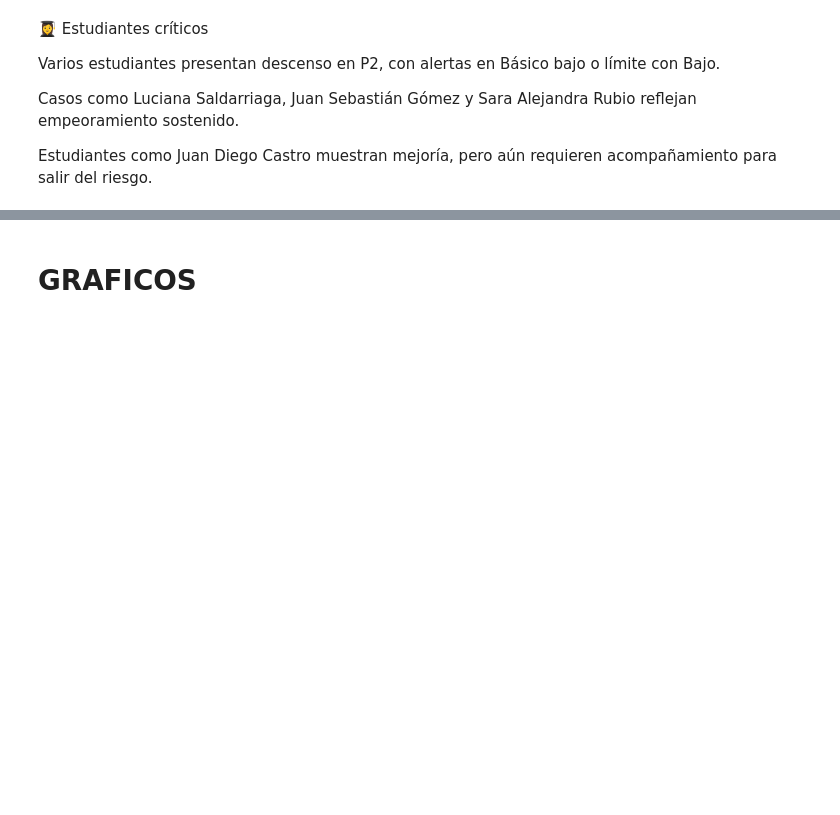
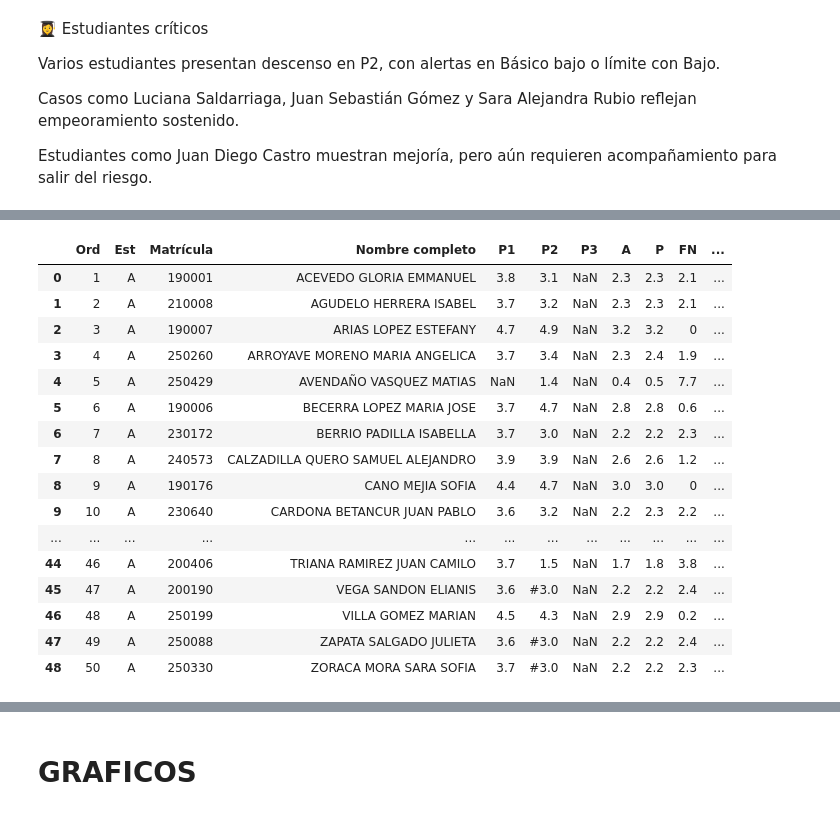
Before and after one commit to lcgalans2024/Notas_Master, a Jupyter notebook: jn_pruebas.ipynb, the cells around one changed output, grey strips where cells are left out. Saved outputs shown, nothing was run; the diff lists cells and outputs as text; code cells hidden in the pictures; blank space fills up the shorter version.

```diff
--- a/jn_pruebas.ipynb
+++ b/jn_pruebas.ipynb
@@ -658,0 +972,91 @@ Citación a acudientes de estudiantes en Bajo y Básico repetitivo.
+# %%
+def procesar_consolidados2(df):
+    # Eliminar columnas completamente vacías
+    df_clean = df.dropna(axis=1, how='all')
+
+    # Eliminar filas completamente vacías
+    df_clean = df_clean.dropna(axis=0, how='all')
+
+    # reindexar las columnas
+    df_clean.columns = range(df_clean.shape[1])
+
+    # Obtener el indice de la fila de encabezados
+    idx_head = df_clean[df_clean.iloc[:, 0] == 'Ord'].index[0]
+
+    # Eliminar primeras filas
+    df_clean = df_clean.drop(axis=0,index=range(df_clean.index[0],idx_head))
+
+    # resetear el indice
+    df_clean.reset_index(drop=True,inplace=True)
+
+    # Hacer primera fila encabezados
+    df_clean.columns = df_clean.iloc[0]
+
+    # renombramos de la columa 4 a la 9
+    df_clean.columns.values[4:10] = ['P1', 'P2', 'P3', 'A', 'P', 'FN']
+
+    # Eliminar primeras filas
+    df_clean = df_clean.drop(axis=0,index=range(0,3))
+
+    # Eliminar tres ultimas filas
+    df_clean = df_clean.iloc[:-3]
+
+    # Eliminar ultimas columnas
+    #df_clean = df_clean.iloc[:,:-3]
+
+    # Filtrar por 'Est' activo
+    df_clean = df_clean[df_clean.Est != 'C']
+
+    # resetear el indice
+    df_clean.reset_index(drop=True,inplace=True)
+
+    # Remplazar nan en Est por Activo (A)
+    df_clean['Est'] = df_clean['Est'].fillna('A')
+
+    df_clean["Matrícula"] = df_clean.Matrícula.astype(str)
+
+    df_clean.loc[df_clean.P1.str.contains('#'), 'ESTADO_P1'] = "S"
+    df_clean.P1 = df_clean.P1.str.replace('#', '', regex=False)
+    df_clean.loc[df_clean.P2.str.contains('#'), 'ESTADO_P2'] = "S"
+    df_clean.P2 = df_clean.P2.str.replace('#', '', regex=False)
+
+    df_clean.P1 = df_clean.P1.astype(float)
+    df_clean.loc[df_clean.P1 < 3.0, 'ESTADO_P1'] = "R"
+    df_clean.loc[(df_clean.P1 >= 3.0) & (df_clean.ESTADO_P1 != 'S'), 'ESTADO_P1'] = "G"
+
+    df_clean.P2 = df_clean.P2.astype(float)
+    df_clean.loc[df_clean.P2 < 3.0, 'ESTADO_P2'] = "R"
+    df_clean.loc[(df_clean.P2 >= 3.0) & (df_clean.ESTADO_P2 != 'S'), 'ESTADO_P2'] = "G"
+
+    # Seleccionar columnas de interes
+    df_clean = df_clean[[
+        'Ord',
+        'Est',
+        'Matrícula',
+        'Nombre completo',
+        'P1',
+        'ESTADO_P1',
+        'P2',
+        'ESTADO_P2'
+        #,'P3'
+    ]]
+
+    return df_clean
+# %% [output]
+|  | Ord | Est | Matrícula | Nombre completo | P1 | P2 | P3 | A | P | FN | ... |
+| 0 | 1 | A | 190001 | ACEVEDO GLORIA EMMANUEL | 3.8 | 3.1 | NaN | 2.3 | 2.3 | 2.1 | ... |
+| 1 | 2 | A | 210008 | AGUDELO HERRERA ISABEL | 3.7 | 3.2 | NaN | 2.3 | 2.3 | 2.1 | ... |
+| 2 | 3 | A | 190007 | ARIAS LOPEZ ESTEFANY | 4.7 | 4.9 | NaN | 3.2 | 3.2 | 0 | ... |
+| 3 | 4 | A | 250260 | ARROYAVE MORENO MARIA ANGELICA | 3.7 | 3.4 | NaN | 2.3 | 2.4 | 1.9 | ... |
+| 4 | 5 | A | 250429 | AVENDAÑO VASQUEZ MATIAS | NaN | 1.4 | NaN | 0.4 | 0.5 | 7.7 | ... |
+| 5 | 6 | A | 190006 | BECERRA LOPEZ MARIA JOSE | 3.7 | 4.7 | NaN | 2.8 | 2.8 | 0.6 | ... |
+| 6 | 7 | A | 230172 | BERRIO PADILLA ISABELLA | 3.7 | 3.0 | NaN | 2.2 | 2.2 | 2.3 | ... |
+| 7 | 8 | A | 240573 | CALZADILLA QUERO SAMUEL ALEJANDRO | 3.9 | 3.9 | NaN | 2.6 | 2.6 | 1.2 | ... |
+| 8 | 9 | A | 190176 | CANO MEJIA SOFIA | 4.4 | 4.7 | NaN | 3.0 | 3.0 | 0 | ... |
+| 9 | 10 | A | 230640 | CARDONA BETANCUR JUAN PABLO | 3.6 | 3.2 | NaN | 2.2 | 2.3 | 2.2 | ... |
+| ... | ... | ... | ... | ... | ... | ... | ... | ... | ... | ... | ... |
+| 44 | 46 | A | 200406 | TRIANA RAMIREZ JUAN CAMILO | 3.7 | 1.5 | NaN | 1.7 | 1.8 | 3.8 | ... |
+| 45 | 47 | A | 200190 | VEGA SANDON ELIANIS | 3.6 | #3.0 | NaN | 2.2 | 2.2 | 2.4 | ... |
+| 46 | 48 | A | 250199 | VILLA GOMEZ MARIAN | 4.5 | 4.3 | NaN | 2.9 | 2.9 | 0.2 | ... |
+| 47 | 49 | A | 250088 | ZAPATA SALGADO JULIETA | 3.6 | #3.0 | NaN | 2.2 | 2.2 | 2.4 | ... |
+| 48 | 50 | A | 250330 | ZORACA MORA SARA SOFIA | 3.7 | #3.0 | NaN | 2.2 | 2.2 | 2.3 | ... |
```
Also changed, not shown: parts of 14 cells of this notebook, 4 other files.
